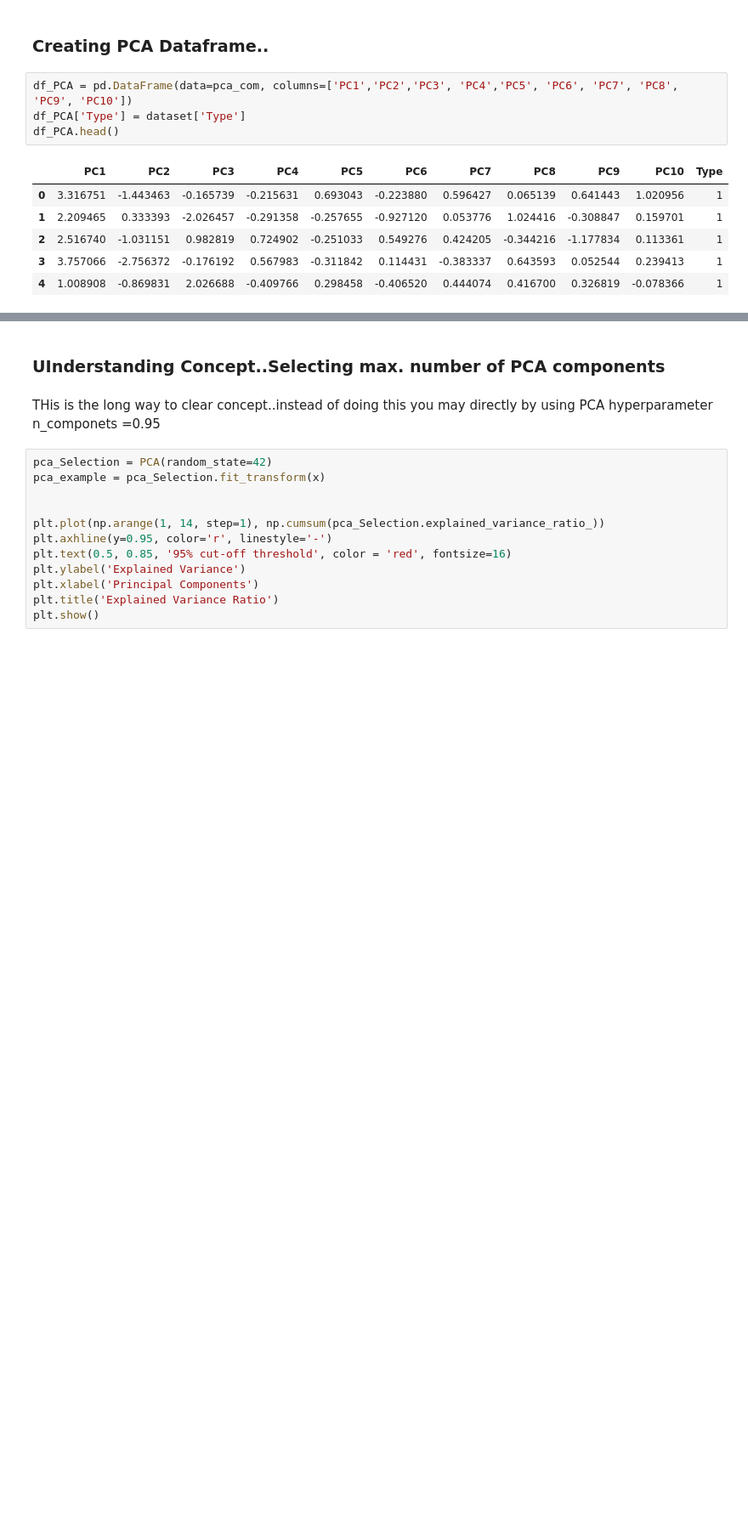
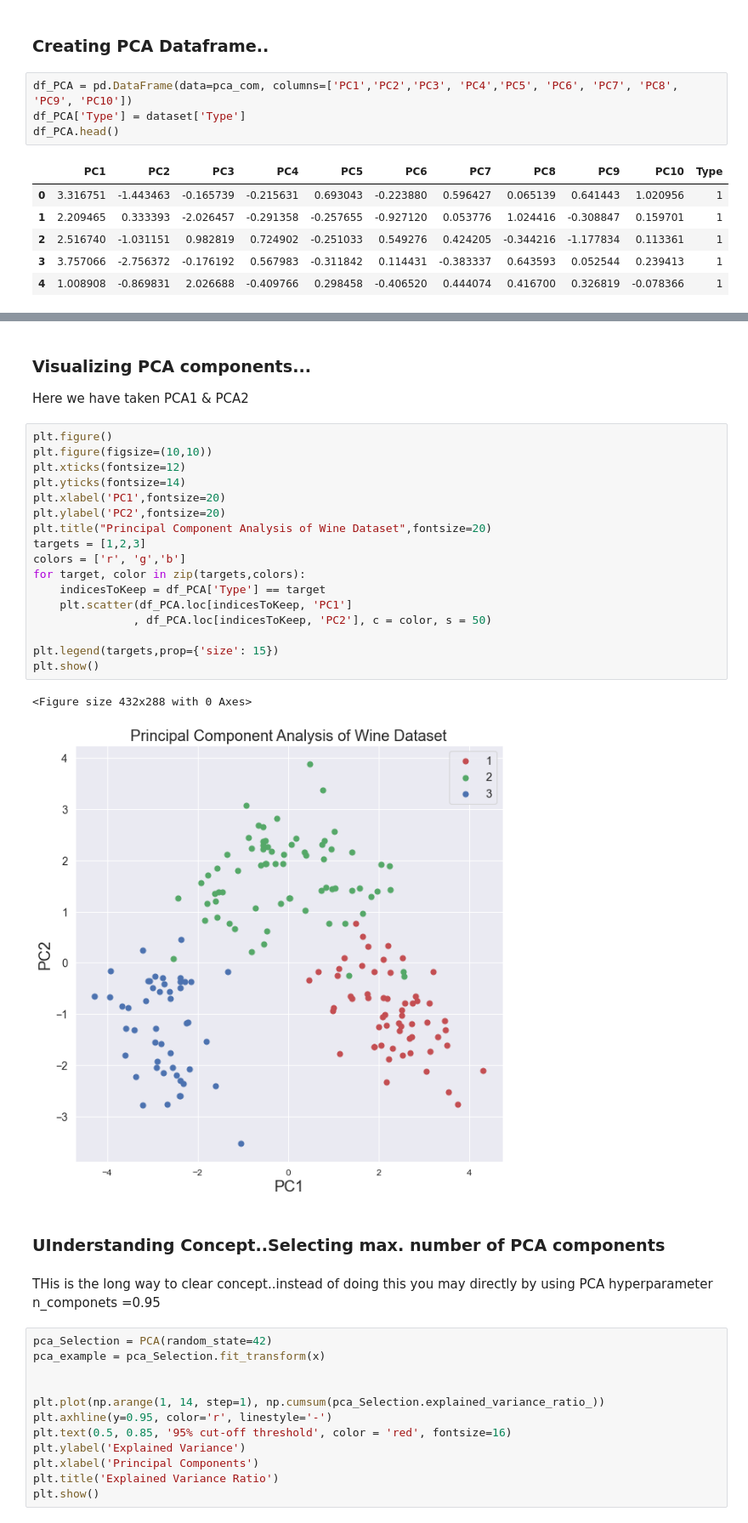
Before and after one commit to ShrikantUppin/PCA.K-means-Clustering.Hierarchical-Clustering, a Jupyter notebook: K-means Clustering & Hierarchical Clustering.ipynb, the cells around one changed output, grey strips where cells are left out. Shown at 85% size. Drawn from its saved outputs; the diff is of its cells as text; blank space fills up the shorter version.

```diff
--- a/K-means Clustering & Hierarchical Clustering.ipynb
+++ b/K-means Clustering & Hierarchical Clustering.ipynb
@@ -361,3 +331,27 @@ fig.show()
+# %% [markdown]
+ ### Visualizing PCA components...
+
+ Here we have taken PCA1 & PCA2
+# %%
+plt.figure()
+plt.figure(figsize=(10,10))
+plt.xticks(fontsize=12)
+plt.yticks(fontsize=14)
+plt.xlabel('PC1',fontsize=20)
+plt.ylabel('PC2',fontsize=20)
+plt.title("Principal Component Analysis of Wine Dataset",fontsize=20)
+targets = [1,2,3]
+colors = ['r', 'g','b']
+for target, color in zip(targets,colors):
+    indicesToKeep = df_PCA['Type'] == target
+    plt.scatter(df_PCA.loc[indicesToKeep, 'PC1']
+               , df_PCA.loc[indicesToKeep, 'PC2'], c = color, s = 50)
+
+plt.legend(targets,prop={'size': 15})
+plt.show()
+# %% [output]
+<Figure size 432x288 with 0 Axes>
+[figure, added]
 # %% [markdown]
  ### UInderstanding Concept..Selecting max. number of PCA components
 # %% [markdown]
```
Also changed, not shown: parts of 11 cells of this notebook.
